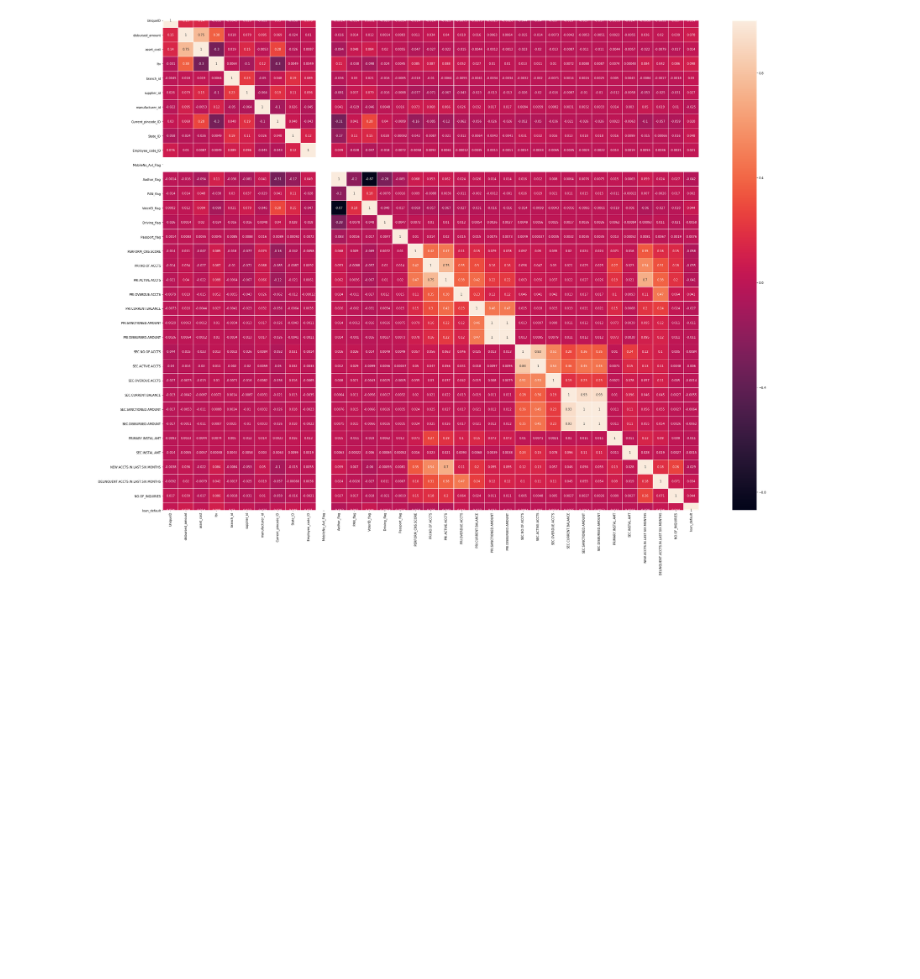
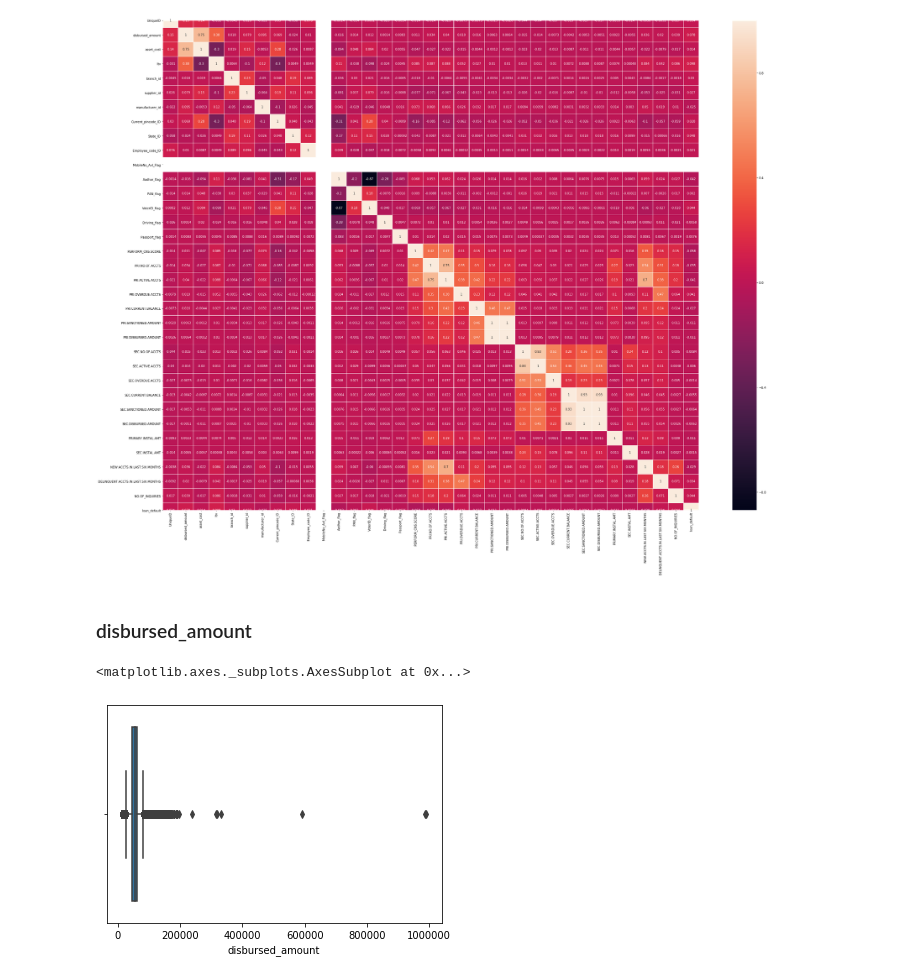
Before and after one commit to xavierigneous/Vehicle-Loan-Default-Prediction, a Jupyter notebook: Pravin Kumar/vehicle loan ver 2.ipynb, the cells around one changed output. Saved outputs shown, nothing was run; the diff lists cells and outputs as text; code cells hidden in the pictures; blank space fills up the shorter version.

Commit message:
Finished uptill Passport Flag

```diff
--- a/Pravin Kumar/vehicle loan ver 2.ipynb
+++ b/Pravin Kumar/vehicle loan ver 2.ipynb
@@ -62,3 +63,12 @@ sns.heatmap(df.corr(),linewidths=0.05,annot=True)
 plt.show()
 # %% [output]
 [figure]
+# %%
+df.drop(['MobileNo_Avl_Flag','UniqueID'],axis=1,inplace=True)
+# %% [markdown]
+### disbursed_amount
+# %%
+sns.boxplot(df['disbursed_amount'])
+# %% [output]
+<matplotlib.axes._subplots.AxesSubplot at 0x...>
+[figure, added]
```
Also changed, not shown: parts of 90 cells of this notebook.
